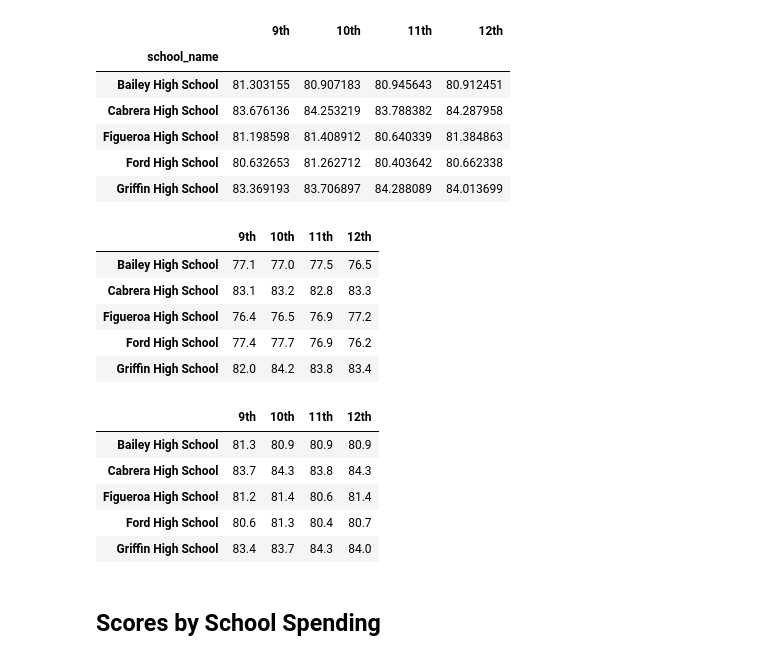
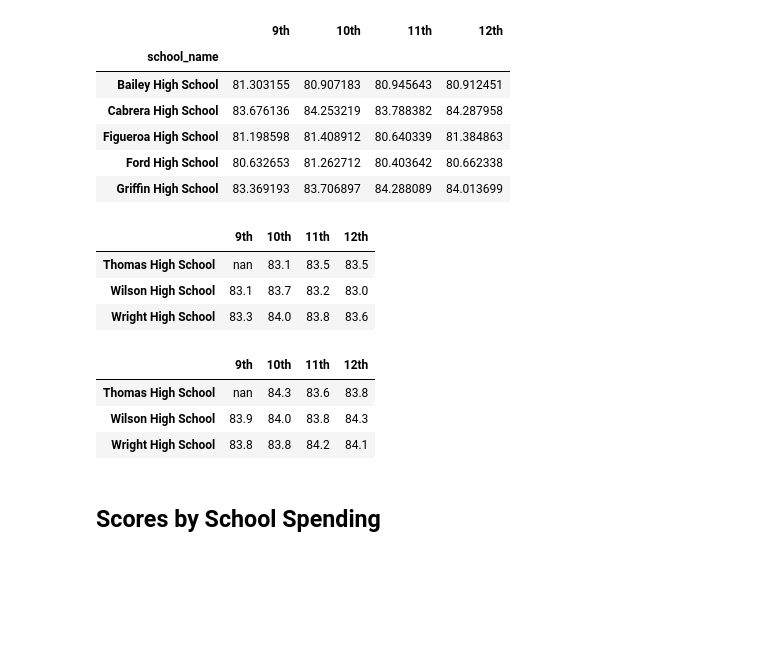
Before and after one commit to fahadarehman1/School_District_Analysis, a Jupyter notebook: PyCitySchools_Challenge.ipynb, the cells around one changed output. Saved outputs shown, nothing was run; the diff lists cells and outputs as text; code cells hidden in the pictures; blank space fills up the shorter version.

```diff
--- a/PyCitySchools_Challenge.ipynb
+++ b/PyCitySchools_Challenge.ipynb
@@ -434,16 +358,14 @@ math_scores_by_grade = math_scores_by_grade[["9th", "10th", "11th", "12th"]]
 # %%
 # Remove the index.
 math_scores_by_grade.index.name = None
 
 # Display the data frame
-math_scores_by_grade.head()
+math_scores_by_grade.tail(3)
 # %% [output]
 |  | 9th | 10th | 11th | 12th |
-| Bailey High School | 77.1 | 77.0 | 77.5 | 76.5 |
-| Cabrera High School | 83.1 | 83.2 | 82.8 | 83.3 |
-| Figueroa High School | 76.4 | 76.5 | 76.9 | 77.2 |
-| Ford High School | 77.4 | 77.7 | 76.9 | 76.2 |
-| Griffin High School | 82.0 | 84.2 | 83.8 | 83.4 |
+| Thomas High School | nan | 83.1 | 83.5 | 83.5 |
+| Wilson High School | 83.1 | 83.7 | 83.2 | 83.0 |
+| Wright High School | 83.3 | 84.0 | 83.8 | 83.6 |
 # %%
 # Format each grade column.
 reading_scores_by_grade["9th"] = reading_scores_by_grade["9th"].map("{:,.1f}".format)
@@ -456,14 +378,12 @@ reading_scores_by_grade = reading_scores_by_grade[["9th", "10th", "11th", "12th"
 reading_scores_by_grade.index.name = None
 
 # Display the data frame
-reading_scores_by_grade.head()
+reading_scores_by_grade.tail(3)
 # %% [output]
 |  | 9th | 10th | 11th | 12th |
-| Bailey High School | 81.3 | 80.9 | 80.9 | 80.9 |
-| Cabrera High School | 83.7 | 84.3 | 83.8 | 84.3 |
-| Figueroa High School | 81.2 | 81.4 | 80.6 | 81.4 |
-| Ford High School | 80.6 | 81.3 | 80.4 | 80.7 |
-| Griffin High School | 83.4 | 83.7 | 84.3 | 84.0 |
+| Thomas High School | nan | 84.3 | 83.6 | 83.8 |
+| Wilson High School | 83.9 | 84.0 | 83.8 | 84.3 |
+| Wright High School | 83.8 | 83.8 | 84.2 | 84.1 |
 # %% [markdown]
 ## Scores by School Spending
 # %%
```
Also changed, not shown: parts of 4 cells of this notebook, 16 other files.
